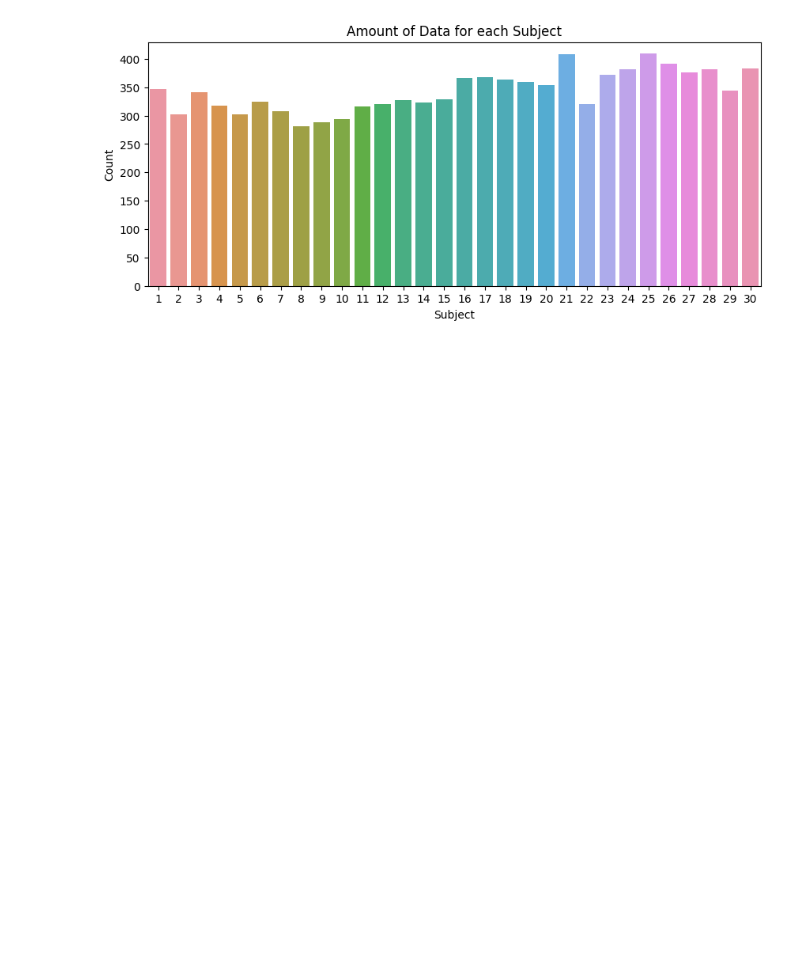
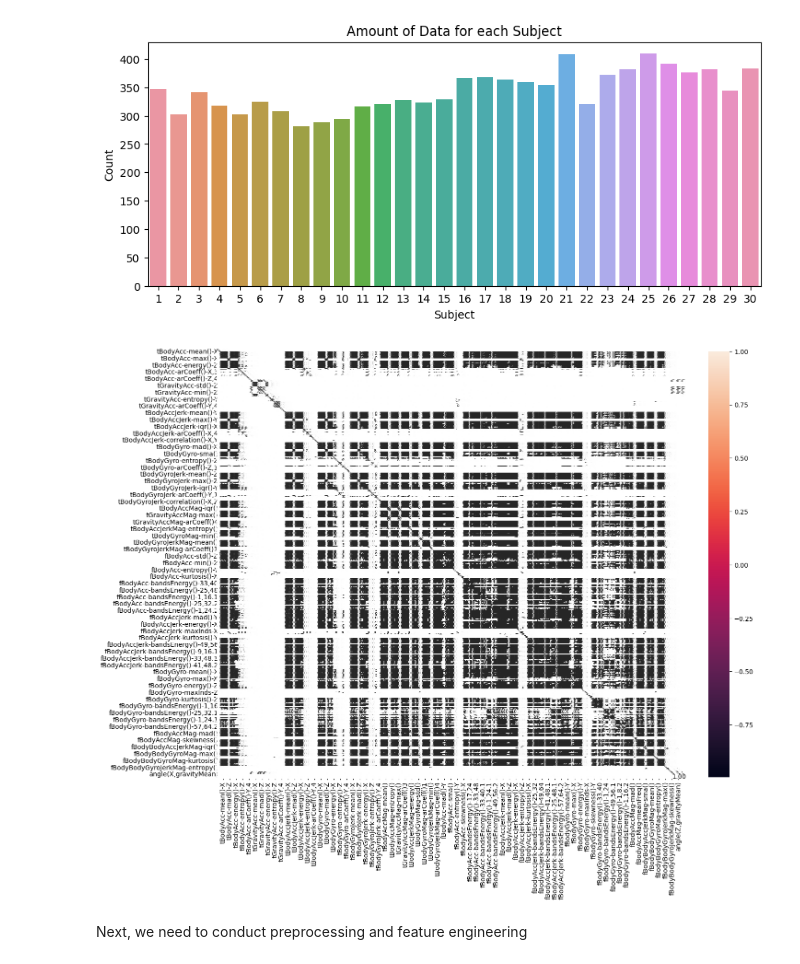
Before and after one commit to soumildatta/ActivityDetection, a Jupyter notebook: test.ipynb, the cells around one changed output. Saved outputs shown, nothing was run; the diff lists cells and outputs as text; code cells hidden in the pictures; blank space fills up the shorter version.

Commit message:
Oh my...what is that heatmap

```diff
--- a/test.ipynb
+++ b/test.ipynb
@@ -134,3 +175,13 @@ plt.xlabel('Subject')
 plt.show()
 # %% [output]
 [figure]
+# %%
+# Display coorelation heatmap with sns
+df.pop('Activity')
+plt.figure(figsize=(16, 12))
+sns.heatmap(df.corr(), annot=True, fmt='.2f')
+plt.show()
+# %% [output]
+[figure, added]
+# %% [markdown]
+Next, we need to conduct preprocessing and feature engineering
```
Also changed, not shown: parts of 2 cells of this notebook, 1 other file.
